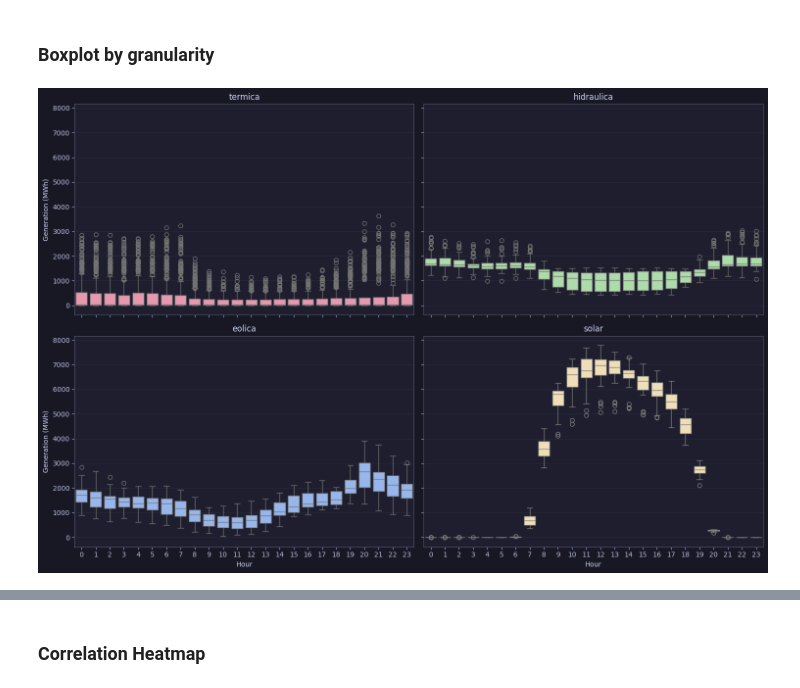
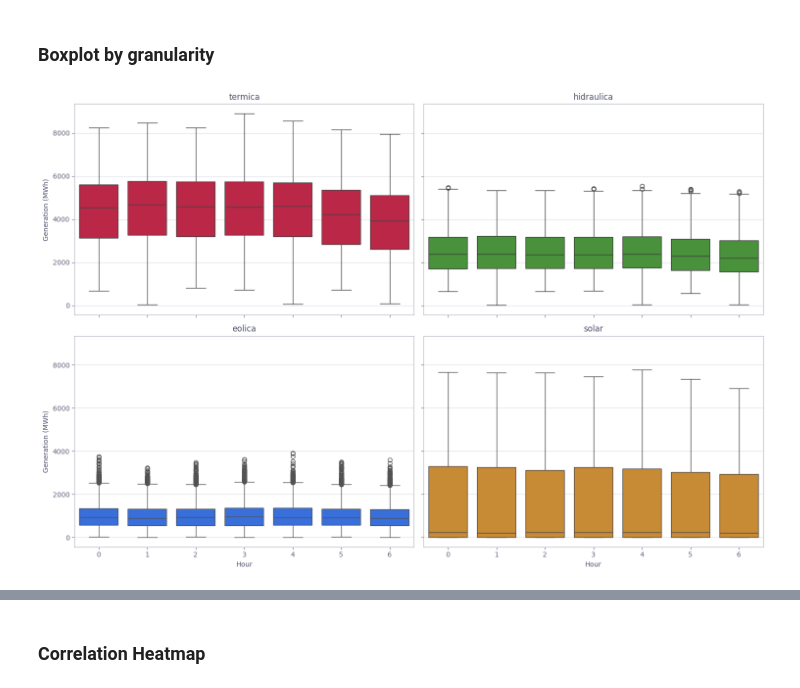
Before and after one commit to UCM-Industrial/Forecast_J.Troncoso, a Jupyter notebook: notebooks/01_data_exploration.ipynb, the cells around one changed output, grey strips where cells are left out. Cells and saved outputs as stored; diff of their text form; code cells hidden in the pictures.

```diff
--- a/notebooks/01_data_exploration.ipynb
+++ b/notebooks/01_data_exploration.ipynb
@@ -104,2 +135,11 @@ generation = generation.rename(
+# %%
+def format_data(data: pd.DataFrame, date_col: str, hour_col: str | None) -> pd.DataFrame:
+    new_df = data.copy()
+    new_df[date_col] = pd.to_datetime(new_df[date_col])
+
+    if hour_col:
+        new_df[hour_col] = new_df[hour_col] - 1
+
+    return new_df
 # %%
 # Convert date columns to datetime
@@ -144,0 +290,8 @@ demand_processed["demand"] = pd.to_numeric(demand_processed["demand"].str.replac
+# %%
+# Convert hour outliers (25 hour to 1)
+demand_processed = demand[demand["hora_opreal"] != 24]
+historic_tipo_processed = historic_tipo[historic_tipo["hora_opreal"] != 24]
+
+# NOTE: actually the hour is the hour_real - 1 for datetime consistency, but could change
+demand_processed['datetime'] = demand_processed.apply(lambda row: row['fecha_opreal'].replace(hour=int(row['hora_opreal'])), axis=1)
+historic_tipo_processed['datetime'] = historic_tipo_processed.apply(lambda row: row['fecha_opreal'].replace(hour=int(row['hora_opreal'])), axis=1)
@@ -205,3 +473,13 @@ pivot_hour_generation = (
+# %%
+columns = ["eolica", "geotermica", "hidraulica", "solar", "termica"]
+temp_df = historic_tipo_processed.groupby("hora_opreal")[columns].sum().reset_index()
+temp_df_2 = pd.melt(
+    historic_tipo_processed,
+    id_vars=["hora_opreal"],
+    value_vars=columns,
+    var_name="central_tipo_nemotecnico",
+    value_name="generacion_real_mwh",
+)
 # %%
 fig, (ax1, ax2) = plt.subplots(2, 1, figsize=(8, 5), sharex=True)
 
@@ -242,5 +526,13 @@ plt.show()
 # %% [markdown]
 ### Boxplot by granularity
+# %%
+temp_df = pd.melt(
+    historic_tipo_processed,
+    id_vars=["datetime"],
+    value_vars=columns,
+    var_name="central_tipo_nemotecnico",
+    value_name="generacion_real_mwh",
+)
 # %%
 selected_types = ["termica", "hidraulica", "eolica", "solar"]
 
@@ -258,36 +550,34 @@ num_rows = (len(selected_types) + num_cols - 1) // num_cols
 fig, axes = plt.subplots(
     num_rows, num_cols, figsize=(15, 5 * num_rows), sharex=True, sharey=True
 )
 axes = axes.flatten()
 
 # Iterate through the selected types and create a boxplot for each
 for i, category in enumerate(selected_types):
-    if category in generation_grouped["central_tipo_nemotecnico"].unique():
-        subset_df = generation_grouped[
-            generation_grouped["central_tipo_nemotecnico"] == category
-        ]
+    if category in temp_df["central_tipo_nemotecnico"].unique():
+        subset_df = temp_df[temp_df["central_tipo_nemotecnico"] == category]
 
         sns.boxplot(
             data=subset_df,
             y="generacion_real_mwh",
-            x=subset_df["datetime"].dt.hour,
+            x=subset_df["datetime"].dt.weekday,
             color=type_colors[category],
             ax=axes[i],
         )
 
         axes[i].set_title(f"{category}")
         axes[i].set_xlabel("Hour")
         axes[i].set_ylabel("Generation (MWh)")
         axes[i].grid(axis="y", alpha=0.7)
     else:
         # If the type is not found in the data, remove the corresponding subplot
         fig.delaxes(axes[i])
 
 # Remove any remaining unused subplots
 for j in range(len(selected_types), len(axes)):
     fig.delaxes(axes[j])
 
 plt.tight_layout()
 plt.show()
 # %% [output]
-[figure, old version]
+[figure, new version]
```
Also changed, not shown: parts of 59 cells of this notebook, 36 other files.
